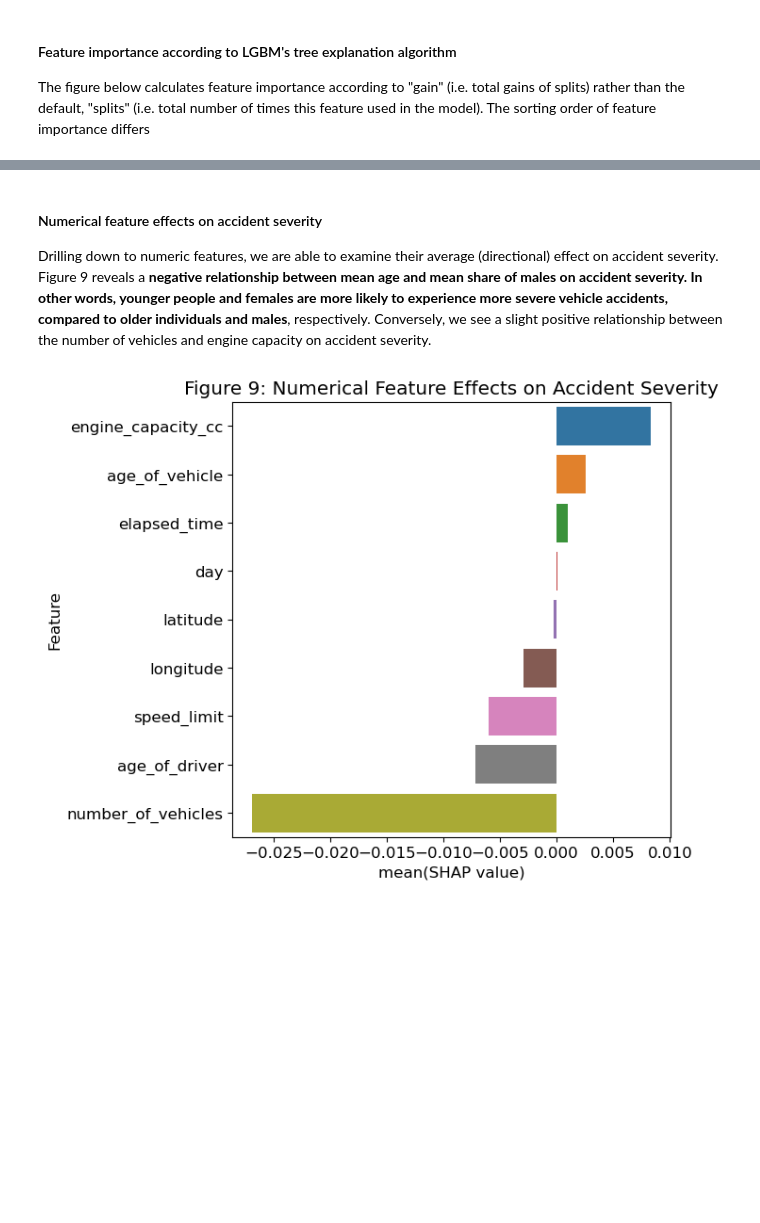
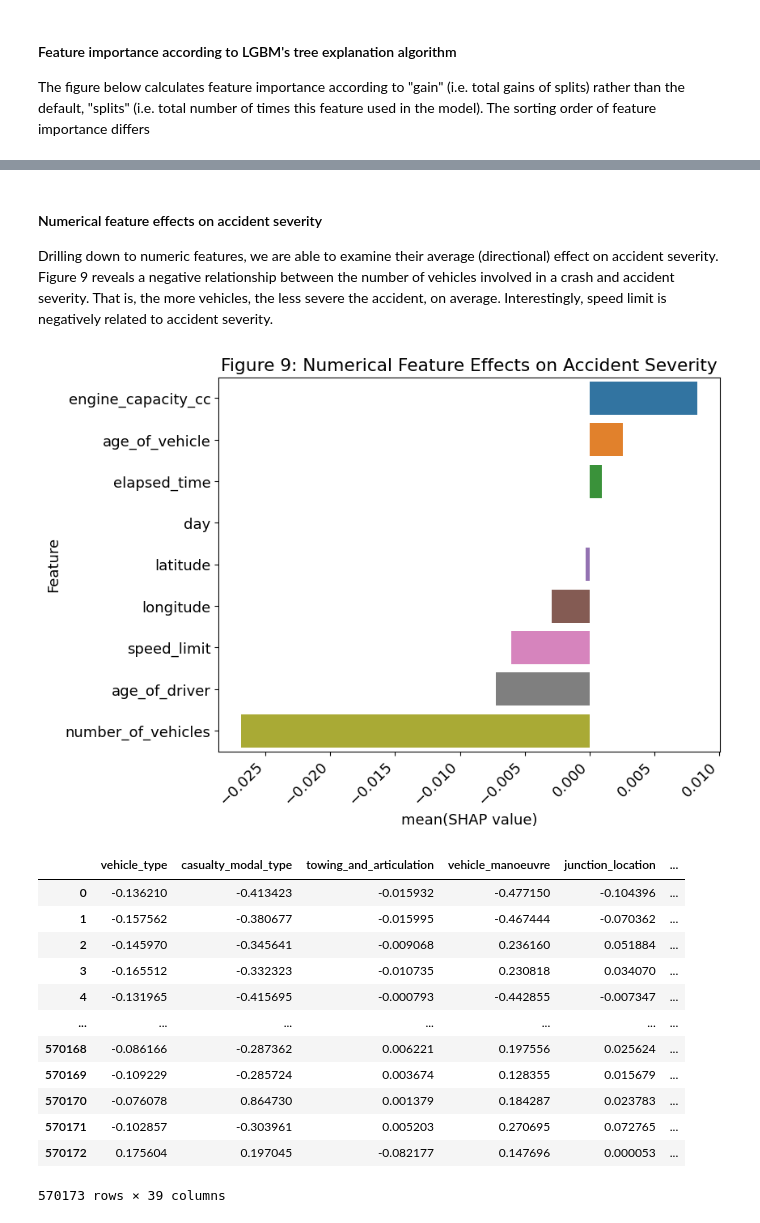
Before and after one commit to kingjosephm/gb_vehicle_injuries, a Jupyter notebook: analysis.ipynb, the cells around one changed output, grey strips where cells are left out. Drawn from its saved outputs; the diff is of its cells as text; code cells hidden in the pictures; blank space fills up the shorter version.

```diff
--- a/analysis.ipynb
+++ b/analysis.ipynb
@@ -547,18 +540,35 @@ plt.show()
 # %% [markdown]
 #### Numerical feature effects on accident severity
 
-Drilling down to numeric features, we are able to examine their average (directional) effect on accident severity. Figure 9 reveals a **negative relationship between mean age and mean share of males on accident severity. In other words, younger people and females are more likely to experience more severe vehicle accidents, compared to older individuals and males**, respectively. Conversely, we see a slight positive relationship between the number of vehicles and engine capacity on accident severity.
+Drilling down to numeric features, we are able to examine their average (directional) effect on accident severity. Figure 9 reveals a negative relationship between the number of vehicles involved in a crash and accident severity. That is, the more vehicles, the less severe the accident, on average. Interestingly, speed limit is negatively related to accident severity.
 # %%
 numerics = df[prediction_features].select_dtypes(include=np.number).columns
 numerical = (shap_vals[numerics].sum(axis=0) / len(shap_vals))\
 .sort_values(ascending=False).reset_index()
 # %%
-plt.figure(figsize=(6,6))
+plt.figure(figsize=(8,6))
 sns.barplot(numerical, x=0, y='index')
 plt.ylabel('Feature')
 plt.xlabel('mean(SHAP value)')
 plt.title("Figure 9: Numerical Feature Effects on Accident Severity")
+plt.xticks(rotation=45, ha='right')
 plt.show()
 # %% [output]
-[figure, old version]
+[figure, new version]
+# %%
+shap_vals
+# %% [output]
+|  | vehicle_type | casualty_modal_type | towing_and_articulation | vehicle_manoeuvre | junction_location | ... |
+| 0 | -0.136210 | -0.413423 | -0.015932 | -0.477150 | -0.104396 | ... |
+| 1 | -0.157562 | -0.380677 | -0.015995 | -0.467444 | -0.070362 | ... |
+| 2 | -0.145970 | -0.345641 | -0.009068 | 0.236160 | 0.051884 | ... |
+| 3 | -0.165512 | -0.332323 | -0.010735 | 0.230818 | 0.034070 | ... |
+| 4 | -0.131965 | -0.415695 | -0.000793 | -0.442855 | -0.007347 | ... |
+| ... | ... | ... | ... | ... | ... | ... |
+| 570168 | -0.086166 | -0.287362 | 0.006221 | 0.197556 | 0.025624 | ... |
+| 570169 | -0.109229 | -0.285724 | 0.003674 | 0.128355 | 0.015679 | ... |
+| 570170 | -0.076078 | 0.864730 | 0.001379 | 0.184287 | 0.023783 | ... |
+| 570171 | -0.102857 | -0.303961 | 0.005203 | 0.270695 | 0.072765 | ... |
+| 570172 | 0.175604 | 0.197045 | -0.082177 | 0.147696 | 0.000053 | ... |
+570173 rows × 39 columns
 # %% [markdown]
```
Also changed, not shown: parts of 12 cells of this notebook.
